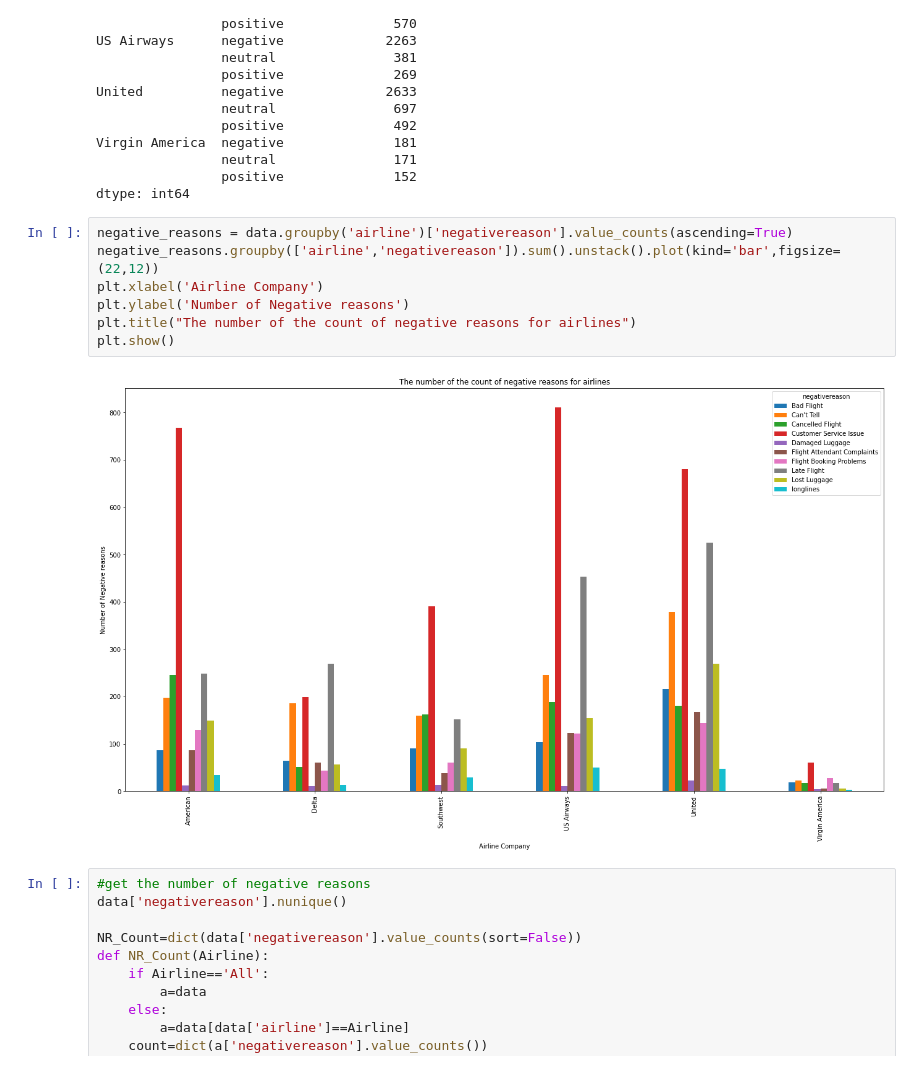
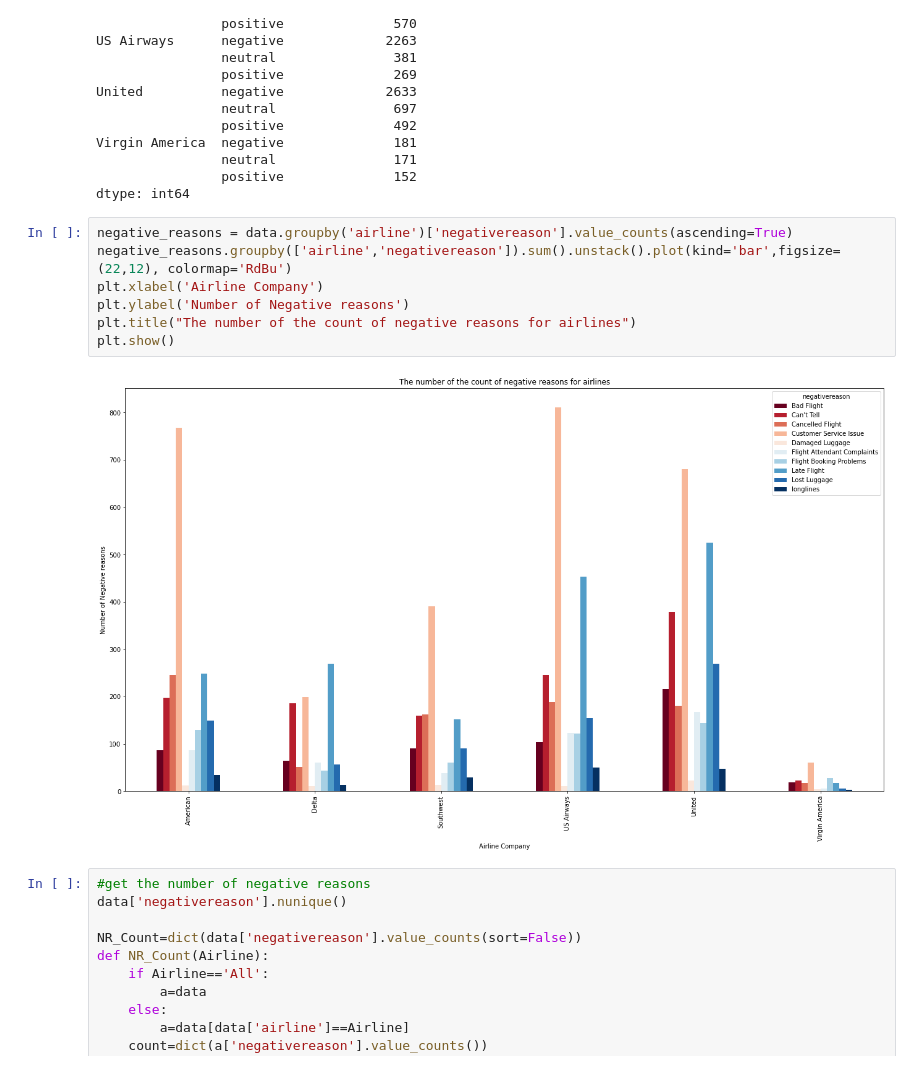
Before and after one commit to Armans3838/TwitterFlightSentiment, a Jupyter notebook: a1.ipynb, the cells around one changed output. Drawn from its saved outputs; the diff is of its cells as text.

```diff
--- a/a1.ipynb
+++ b/a1.ipynb
@@ -260,13 +305,13 @@ Virgin America  negative              181
 dtype: int64
 # %%
 negative_reasons = data.groupby('airline')['negativereason'].value_counts(ascending=True)
-negative_reasons.groupby(['airline','negativereason']).sum().unstack().plot(kind='bar',figsize=(22,12))
+negative_reasons.groupby(['airline','negativereason']).sum().unstack().plot(kind='bar',figsize=(22,12), colormap='RdBu')
 plt.xlabel('Airline Company')
 plt.ylabel('Number of Negative reasons')
 plt.title("The number of the count of negative reasons for airlines")
 plt.show()
 # %% [output]
-[figure, old version]
+[figure, new version]
 # %%
 #get the number of negative reasons
 data['negativereason'].nunique()
```
Also changed, not shown: parts of 13 cells of this notebook, 2 other files.
